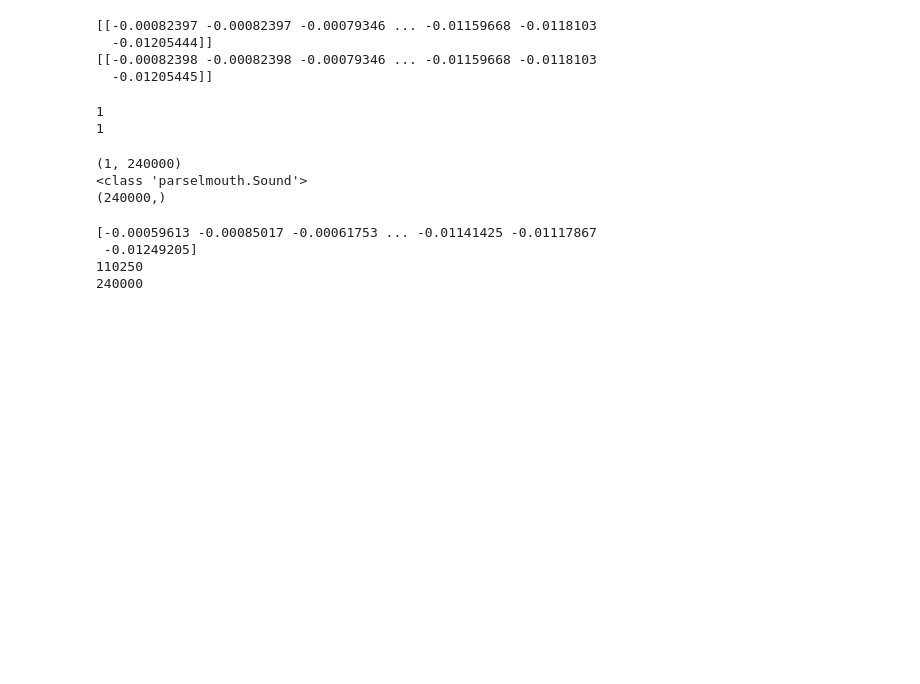
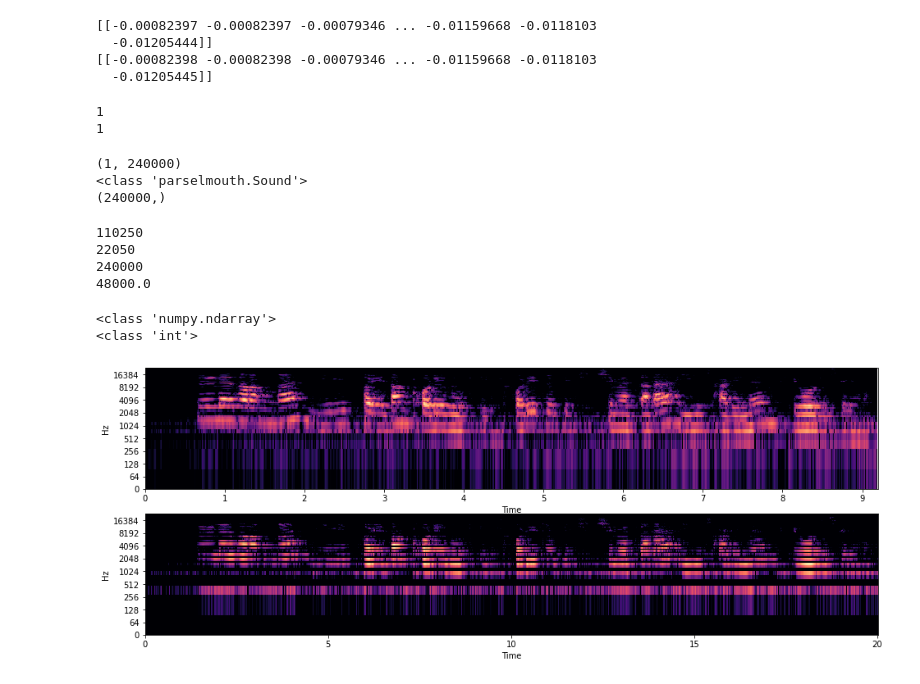
Before and after one commit to zashin-AI/juhyeong, a Jupyter notebook: stt/voice_manipulate/pitch_change.ipynb, the cells around one changed output. Cells and saved outputs as stored; diff of their text form; code cells hidden in the pictures; blank space fills up the shorter version.

```diff
--- a/stt/voice_manipulate/pitch_change.ipynb
+++ b/stt/voice_manipulate/pitch_change.ipynb
@@ -64,8 +67,9 @@ print(len(sound_octave_up.values))
 # %%
 print(sound.values.shape)
 print(type(sound))
-sound = np.squeeze(sound)
-print(sound.shape)
+sound_data = np.squeeze(sound)
+sound_octave_up = np.squeeze(sound_octave_up)
+print(sound_data.shape)
 # %% [output]
 (1, 240000)
 <class 'parselmouth.Sound'>
@@ -75,12 +77,18 @@ import librosa
 # %%
 data, rate = librosa.load('c:/nmb/nmb_data/M2.wav')
 # %%
+print(len(data))
 print(rate)
+print(len(sound_data))
 print(sound.sampling_frequency)
-print(len(data))
-print(len(sound))
 # %% [output]
-[-0.00059613 -0.00085017 -0.00061753 ... -0.01141425 -0.01117867
- -0.01249205]
 110250
+22050
 240000
+48000.0
+# %%
+print(type(data))
+print(type(int(sound.sampling_frequency)))
+# %% [output]
+<class 'numpy.ndarray'>
+<class 'int'>
@@ -86,0 +97,23 @@ print(len(sound))
+# %%
+sound_rate = int(sound.sampling_frequency)
+# %%
+mel_sound_data = librosa.feature.melspectrogram(sound_data, sound_rate, n_fft = 512, hop_length = 128, win_length = 512)
+mel_sound_data = librosa.amplitude_to_db(mel_sound_data, ref = np.max)
+mel_data = librosa.feature.melspectrogram(data, rate, n_fft = 512, hop_length = 128, win_length = 512)
+mel_data = librosa.amplitude_to_db(mel_data, ref = np.max)
+mel_octave_up = librosa.feature.melspectrogram(sound_octave_up, sound_rate, n_fft = 512, hop_length = 128, win_length = 512)
+mel_octave_up = librosa.amplitude_to_db(mel_octave_up, ref = np.max)
+# %%
+fig = plt.figure(figsize = (16, 6))
+
+ax1 = fig.add_subplot(2, 1, 1)
+ax2 = fig.add_subplot(2, 1, 2)
+
+# librosa.display.waveplot(sound_data, sound_rate, ax = ax1)
+# librosa.display.waveplot(data, rate, ax = ax2)
+librosa.display.specshow(mel_data, sr = sound_rate, ax = ax1, x_axis='time', y_axis='log')
+librosa.display.specshow(mel_octave_up, sr = sound_rate, ax = ax2, x_axis='time', y_axis='log')
+
+plt.show()
+# %% [output]
+[figure, added]
```
Also changed, not shown: parts of 8 cells of this notebook, 2 other files.
